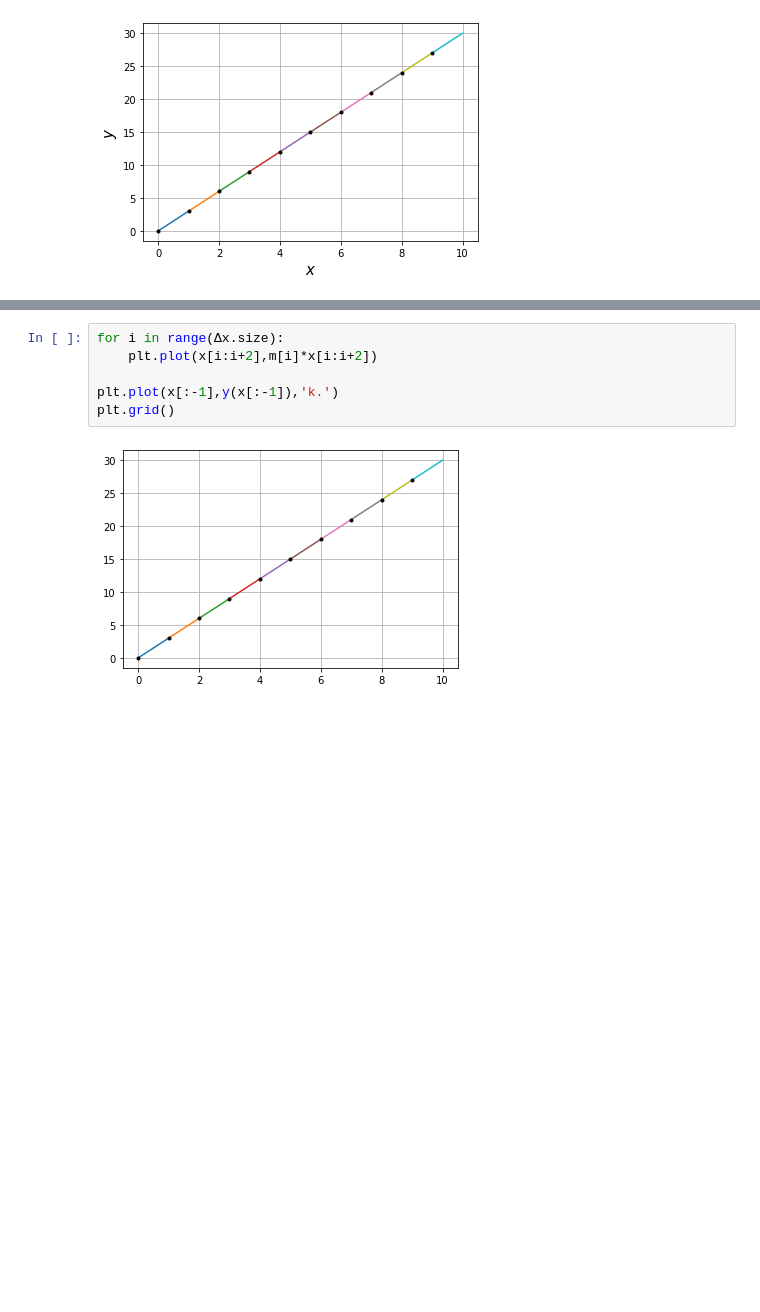
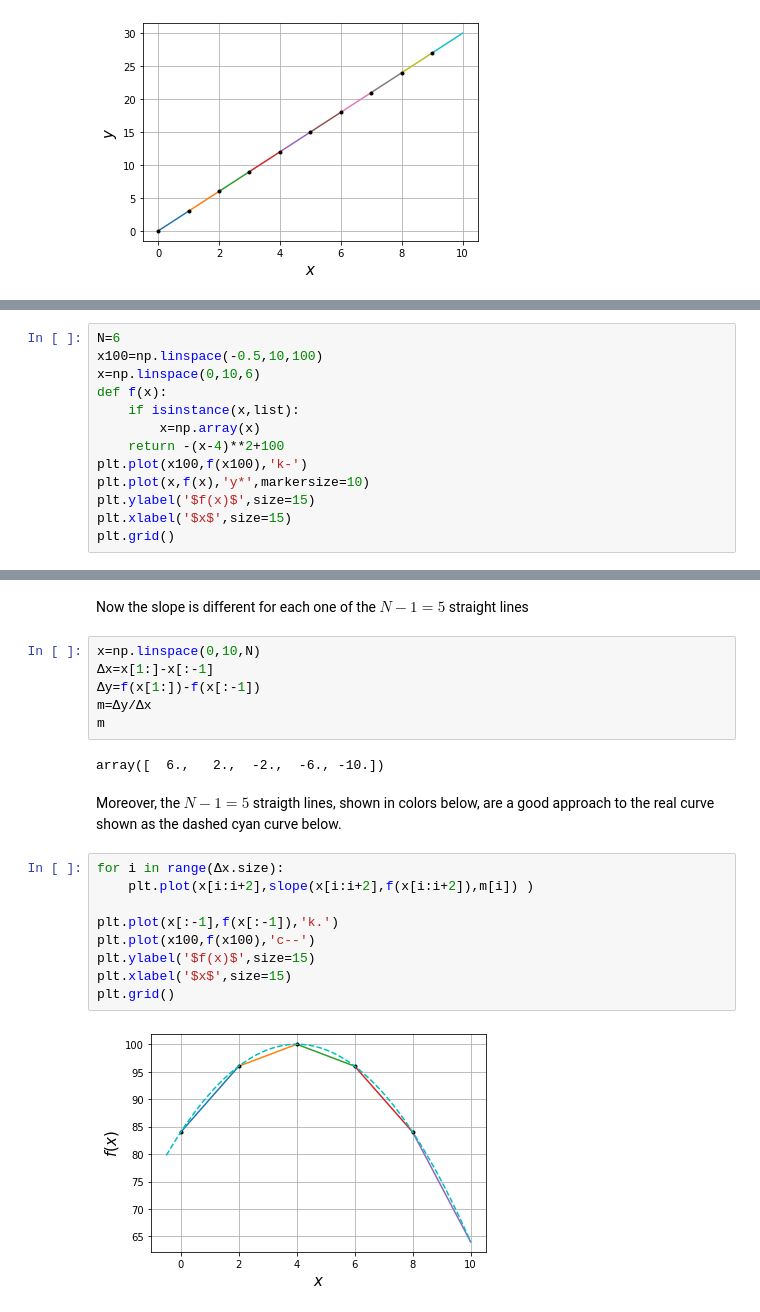
Before and after one commit to restrepo/Calculus, a Jupyter notebook: Differential_Calculus.ipynb, the cells around one changed output, grey strips where cells are left out. Saved outputs shown, nothing was run; the diff lists cells and outputs as text; blank space fills up the shorter version.

```diff
--- a/Differential_Calculus.ipynb
+++ b/Differential_Calculus.ipynb
@@ -153,0 +158,13 @@ plt.grid()
+# %%
+N=6
+x100=np.linspace(-0.5,10,100)
+x=np.linspace(0,10,6)
+def f(x):
+    if isinstance(x,list):
+        x=np.array(x)
+    return -(x-4)**2+100
+plt.plot(x100,f(x100),'k-')
+plt.plot(x,f(x),'y*',markersize=10)
+plt.ylabel('$f(x)$',size=15)
+plt.xlabel('$x$',size=15)
+plt.grid()
@@ -154,8 +173,23 @@ plt.grid()
+# %% [markdown]
+Now the slope is different for each one of the $N-1=5$ straight lines
+# %%
+x=np.linspace(0,10,N)
+Δx=x[1:]-x[:-1]
+Δy=f(x[1:])-f(x[:-1])
+m=Δy/Δx
+m
+# %% [output]
+array([  6.,   2.,  -2.,  -6., -10.])
+# %% [markdown]
+Moreover, the $N-1=5$ straigth lines, shown in colors below, are a good approach to the real curve shown as the dashed cyan curve below.
 # %%
 for i in range(Δx.size):
-    plt.plot(x[i:i+2],m[i]*x[i:i+2])
+    plt.plot(x[i:i+2],slope(x[i:i+2],f(x[i:i+2]),m[i]) )
 
-plt.plot(x[:-1],y(x[:-1]),'k.')
+plt.plot(x[:-1],f(x[:-1]),'k.')
+plt.plot(x100,f(x100),'c--')
+plt.ylabel('$f(x)$',size=15)
+plt.xlabel('$x$',size=15)
 plt.grid()
 # %% [output]
-[figure, old version]
+[figure, new version]
```
Also changed, not shown: parts of 10 cells of this notebook.
